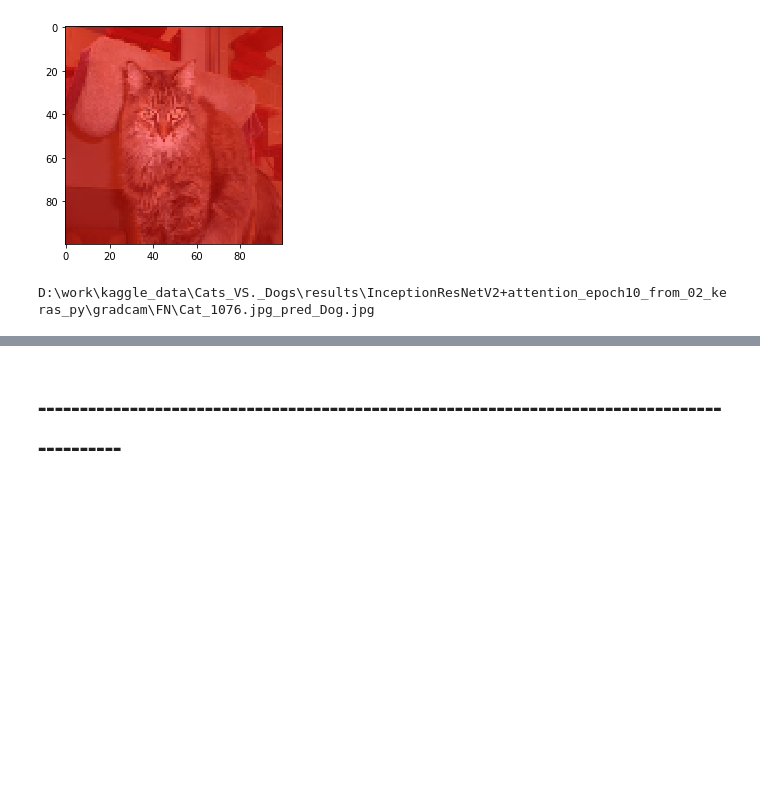
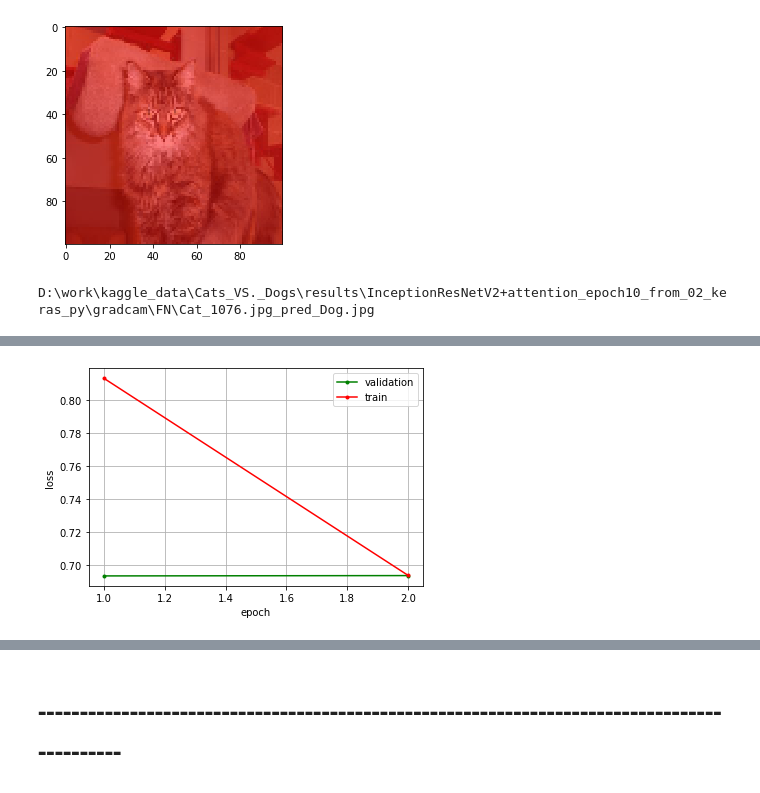
Before and after one commit to emmanuelol/02_keras_py, a Jupyter notebook: experiment/Cats_VS._Dogs_test.ipynb, the cells around one changed output, grey strips where cells are left out. Drawn from its saved outputs; the diff is of its cells as text; code cells hidden in the pictures; blank space fills up the shorter version.

```diff
--- a/experiment/Cats_VS._Dogs_test.ipynb
+++ b/experiment/Cats_VS._Dogs_test.ipynb
@@ -856,3 +856,100 @@ max_pred_label:  Dog
 pred_id: 1
 [figure]
 D:\work\kaggle_data\Cats_VS._Dogs\results\InceptionResNetV2+attention_epoch10_from_02_keras_py\gradcam\FN\Cat_1076.jpg_pred_Dog.jpg
+# %%
+def get_class_fine_tuning_parameter_base() -> dict:
+    """
+    Get parameter sample for class fine_tuning (like Keras)
+    Returns:
+        dict: parameter sample generated by trial object
+    """
+    return {
+        'output_dir': r'D:\work\kaggle_data\Cats_VS._Dogs\results\InceptionResNetV2+attention_epoch10_from_02_keras_py',
+        'gpu_count': 1,
+        'img_rows': 100,
+        'img_cols': 100,
+        'channels': 3,
+        'batch_size': 50,
+        'classes': ['Cat', 'Dog'],
+        'num_classes': 2,
+        'train_data_dir': r'D:\work\kaggle_data\Cats_VS._Dogs\images\small_set\train',
+        'validation_data_dir': r'D:\work\kaggle_data\Cats_VS._Dogs\images\small_set\validation',
+        'color_mode': 'rgb',
+        'class_mode': 'categorical', # generatorのラベルをone-hotベクトルに変換する場合。generatorのラベルを0か1のどちらかに変えるだけなら'binary'
+        'activation': 'softmax',
+        'loss': 'categorical_crossentropy',
+        'metrics': ['accuracy'],
+        'model_path': None,
+        'num_epoch': 2,
+        'n_multitask': 1, # マルチタスクのタスク数
+        #'multitask_pred_n_node'=2 # マルチタスクの各クラス数
+        # model param
+        'choice_model': 'VGG16',
+        'fcpool': 'GlobalAveragePooling2D',
+        'is_skip_bn': True,
+        'trainable': 15,
+        # full layer param
+        'fcs': [],
+        'drop': 0.5,
+        'is_add_batchnorm': True,
+        'l2_rate': 1e-4,
+        # optimizer param
+        'choice_optim': 'sgd',
+        'lr': 1e-1,
+        'decay': 0.0
+    }
+
+
+def train_flow_from_directory(args, my_IDG_options):
+    #### data load ####
+    d_cls = get_train_valid_test.LabeledDataset([args['img_rows'], args['img_cols'], args['channels']]
+                                                , args['batch_size']
+                                                , valid_batch_size=args['batch_size'])
+
+    train_samples = len(util.find_img_files(args['train_data_dir']))
+    val_samples = len(util.find_img_files(args['validation_data_dir']))
+
+    d_cls.create_my_generator_flow_from_directory(args['train_data_dir']
+                                                    , args['classes']
+                                                    , valid_data_dir=args['validation_data_dir']
+                                                    , color_mode=args['color_mode']
+                                                    , class_mode=args['class_mode']
+                                                    , my_IDG_options=my_IDG_options)
+
+    #### model ####
+    os.makedirs(args['output_dir'], exist_ok=True)
+    model, orig_model = define_model.get_fine_tuning_model(args['output_dir'], args['img_rows'], args['img_cols'], args['channels']
+                                                            , args['num_classes']
+                                                            , args['choice_model'], args['trainable']
+                                                            , fcpool=args['fcpool']
+                                                            , activation=args['activation'])
+    optim = define_model.get_optimizers(choice_optim=args['choice_optim'], lr=args['lr'], decay=args['decay'])
+    model.compile(loss=args['loss'], optimizer=optim, metrics=args['metrics'])
+
+    #### train ####
+    start_time = time.time()
+    hist = model.fit_generator(
+        d_cls.train_gen,
+        steps_per_epoch = train_samples//args['batch_size'],
+        epochs = args['num_epoch'],
+        validation_data = d_cls.valid_gen,
+        validation_steps = val_samples//args['batch_size'],
+        verbose = 2,# 1:ログをプログレスバーで標準出力 2:最低限の情報のみ出す
+        callbacks = my_callback.get_base_cb(args['output_dir'], args['num_epoch'], early_stopping=args['num_epoch']//3)
+        )
+    end_time = time.time()
+    print("Elapsed Time : {:.2f}sec".format(end_time - start_time))
+
+    plot_log.plot_results(args['output_dir'], os.path.join(args['output_dir'], 'tsv_logger.tsv'))
+
+    return hist
+
+
+args = get_class_fine_tuning_parameter_base()
+
+my_IDG_options={'rescale': 1/255.
+                , 'vertical_flip': True
+                , 'zoom_range': 0.2}
+
+train_flow_from_directory(args, my_IDG_options)
+# %% [output]
@@ -858,0 +973 @@ D:\work\kaggle_data\Cats_VS._Dogs\results\InceptionResNetV2+attention_epoch10_fr
+[figure, added]
```
Also changed, not shown: parts of 1 cell of this notebook, 6 other files.
